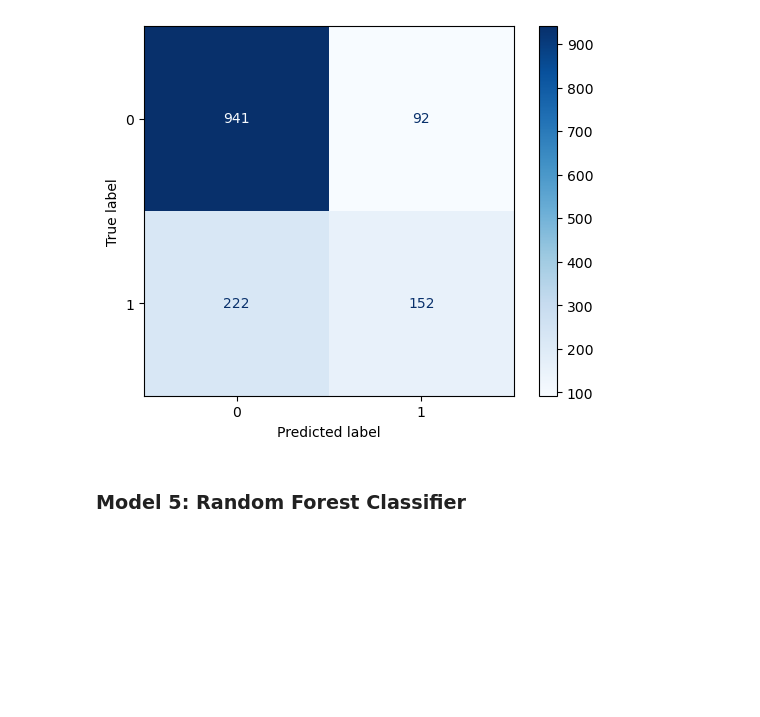
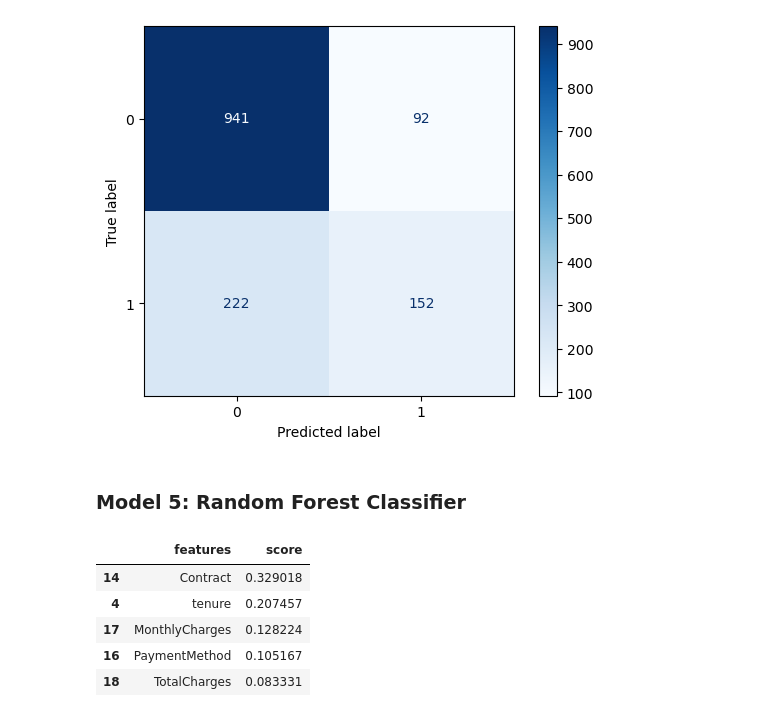
Before and after one commit to suzaladhikari/customer_churn-, a Jupyter notebook: Model Preparation/model.ipynb, the cells around one changed output. Cells and saved outputs as stored; diff of their text form; code cells hidden in the pictures; blank space fills up the shorter version.

Commit message:
feature importance for the random model calculated

```diff
--- a/Model Preparation/model.ipynb
+++ b/Model Preparation/model.ipynb
@@ -367,5 +363,21 @@ for n in n_estimators:
 # %%
 params = {'max_features': [2,3,'log2','sqrt', 6], 'max_depth':[5,6,7,8,9], 'min_samples_split':[40, 50,60,70], 'min_samples_leaf':[150,160,170,180]}
 
-cv = StratifiedKFold(shuffle=5, n_splits = True, random_state=RANDOM_SEED)
+kf = StratifiedKFold(shuffle=True, n_splits = 5, random_state=RANDOM_SEED)
 model_tuning = GridSearchCV(random_model, param_grid=params, cv = kf)
+
+model_tuning.fit(X_train,y_train)
+
+random_model = model_tuning.best_estimator_
+# %%
+### Evaluating the best features
+feature_data = pd.DataFrame({'features':X.columns, 'score':list(random_model.feature_importances_)})
+feature_data = feature_data.sort_values(by = 'score', ascending=False)
+feature_data.head()
+# %% [output]
+|  | features | score |
+| 14 | Contract | 0.329018 |
+| 4 | tenure | 0.207457 |
+| 17 | MonthlyCharges | 0.128224 |
+| 16 | PaymentMethod | 0.105167 |
+| 18 | TotalCharges | 0.083331 |
```
Also changed, not shown: parts of 1 cell of this notebook.
